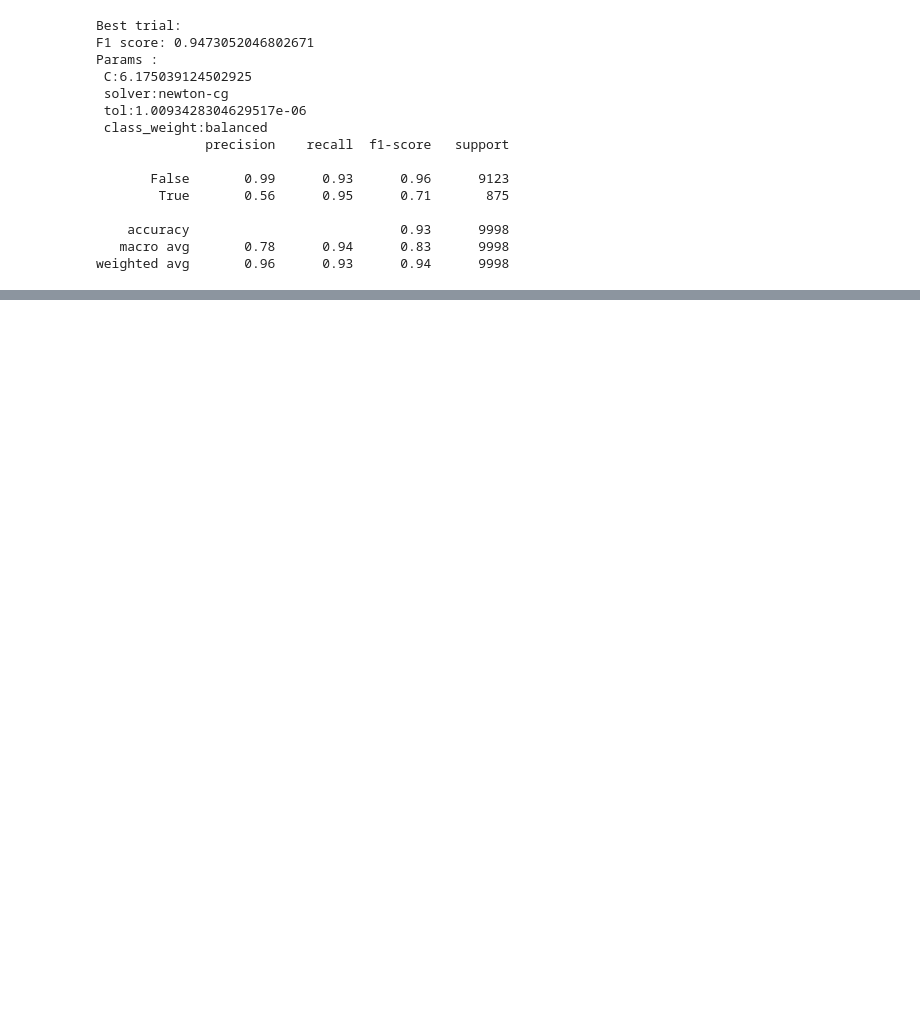
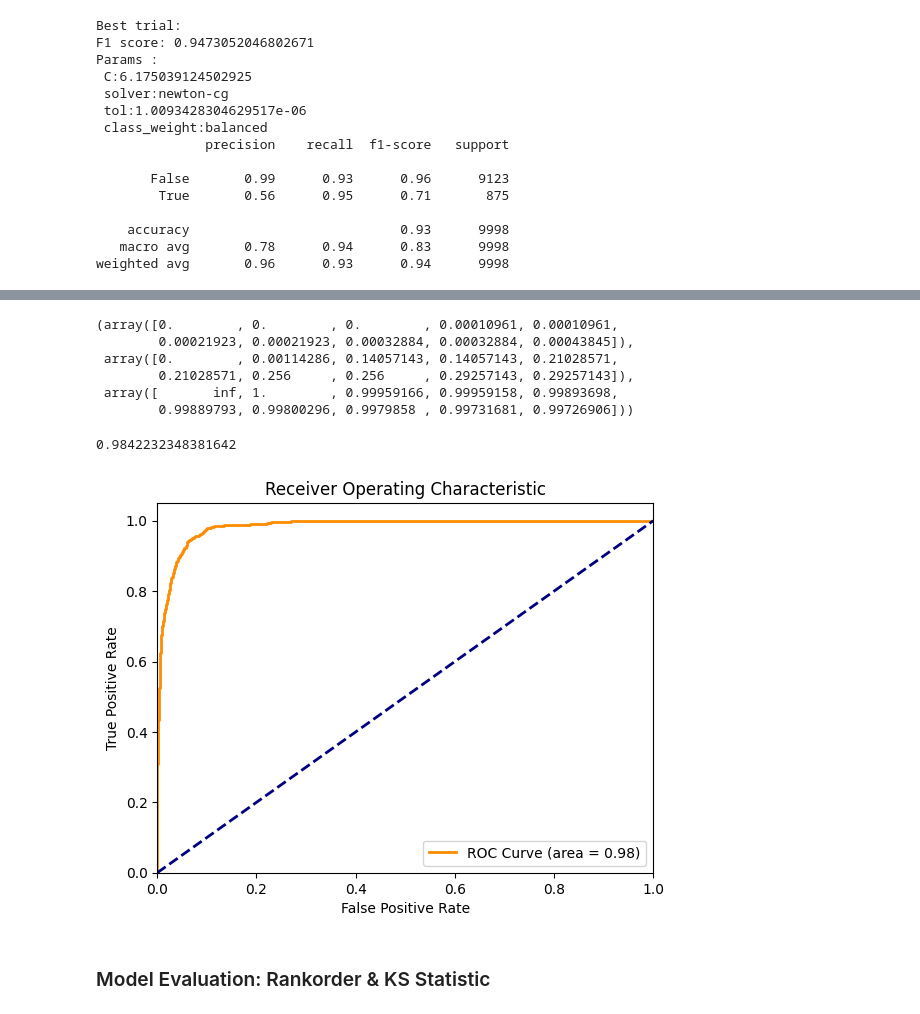
Before and after one commit to HMurawski/Credit-Score-Modelling, a Jupyter notebook: notebooks/05_model_evaluation.ipynb, the cells around one changed output, grey strips where cells are left out. Saved outputs shown, nothing was run; the diff lists cells and outputs as text; code cells hidden in the pictures; blank space fills up the shorter version.

Commit message:
model eval using KS< gini coef

```diff
--- a/notebooks/05_model_evaluation.ipynb
+++ b/notebooks/05_model_evaluation.ipynb
@@ -282,0 +379,38 @@ weighted avg       0.96      0.93      0.94      9998
+# %%
+from sklearn.metrics import roc_curve
+
+probabilities = best_model_logistic.predict_proba(X_val_pp)[:,1]
+
+fpr, tpr, thresholds = roc_curve(y_val, probabilities)
+fpr[:10], tpr[:10], thresholds[:10]
+# %% [output]
+(array([0.        , 0.        , 0.        , 0.00010961, 0.00010961,
+        0.00021923, 0.00021923, 0.00032884, 0.00032884, 0.00043845]),
+ array([0.        , 0.00114286, 0.14057143, 0.14057143, 0.21028571,
+        0.21028571, 0.256     , 0.256     , 0.29257143, 0.29257143]),
+ array([       inf, 1.        , 0.99959166, 0.99959158, 0.99893698,
+        0.99889793, 0.99800296, 0.9979858 , 0.99731681, 0.99726906]))
+# %%
+from sklearn.metrics import auc
+
+area = auc(fpr, tpr)
+area
+# %% [output]
+0.9842232348381642
+# %%
+import matplotlib.pyplot as plt
+
+plt.figure()
+plt.plot(fpr, tpr, color='darkorange', lw=2, label = "ROC Curve (area = %0.2f)" % area)
+plt.plot([0,1], [0,1], color='navy', lw=2, linestyle='--')
+plt.xlim([0.0, 1.0])
+plt.ylim([0.0, 1.05])
+plt.xlabel("False Positive Rate")
+plt.ylabel("True Positive Rate")
+plt.title("Receiver Operating Characteristic")
+plt.legend(loc="lower right")
+plt.show()
+# %% [output]
+[figure, added]
+# %% [markdown]
+### Model Evaluation: Rankorder & KS Statistic
```
Also changed, not shown: parts of 13 cells of this notebook.
